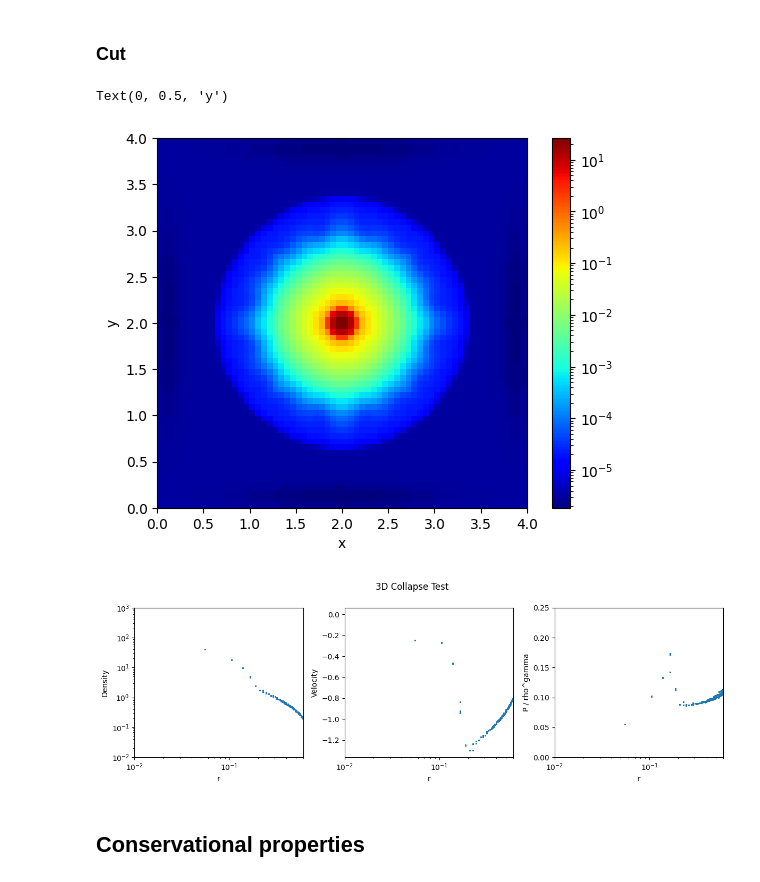
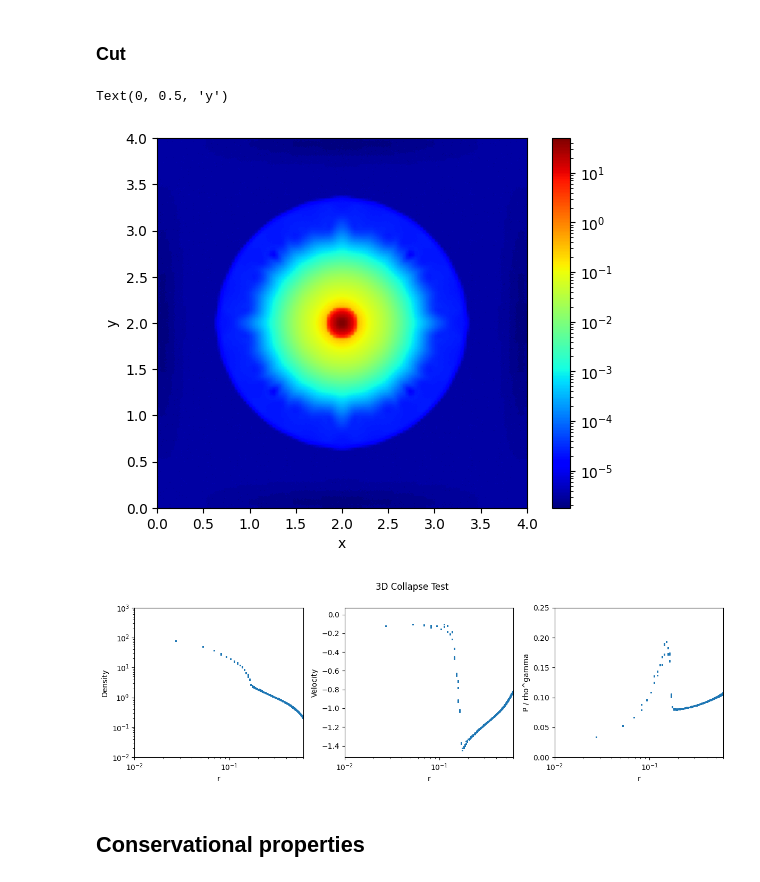
Before and after one commit to leo1200/jf1uids, a Jupyter notebook: notebooks/self_gravity/evrards_collapse.ipynb, the cells around one changed output. Cells and saved outputs as stored; diff of their text form; code cells hidden in the pictures.

```diff
--- a/notebooks/self_gravity/evrards_collapse.ipynb
+++ b/notebooks/self_gravity/evrards_collapse.ipynb
@@ -42,7 +45,7 @@ gamma = 5/3
 
 # spatial domain
 box_size = 4.0
-num_cells = 64
+num_cells = 128
 
 fixed_timestep = False
 dt_max = 0.001
@@ -135,16 +138,19 @@ final_state = time_integration(initial_state, config, params, helper_data, regis
 # %%
 from matplotlib.colors import LogNorm
 
-a = num_cells // 2 - 10
-b = num_cells // 2 + 10
+a = num_cells // 2 - 30
+b = num_cells // 2 + 30
 
-plt.imshow(final_state[registered_variables.pressure_index, :, :, num_cells // 2].T, cmap = "jet", origin = "lower", extent=[0, box_size, 0, box_size], norm = LogNorm())
+c = num_cells // 2 + 20
+d = num_cells // 2 + 50
+
+plt.imshow(jnp.abs(final_state[registered_variables.pressure_index, :, :, num_cells // 2].T), cmap = "jet", origin = "lower", extent=[0, box_size, 0, box_size], norm = LogNorm())
 plt.colorbar()
 plt.xlabel("x")
 plt.ylabel("y")
 # %% [output]
 Text(0, 0.5, 'y')
-[figure, old version]
+[figure, new version]
 # %%
 # plot the radial density profile rho over r in a log-log plot
 
@@ -183,7 +189,7 @@ fig.suptitle("3D Collapse Test")
 
 plt.tight_layout()
 # %% [output]
-[figure, old version]
+[figure, new version]
 # %% [markdown]
 ## Conservational properties
 # %%
```
Also changed, not shown: parts of 3 cells of this notebook, 21 other files.
